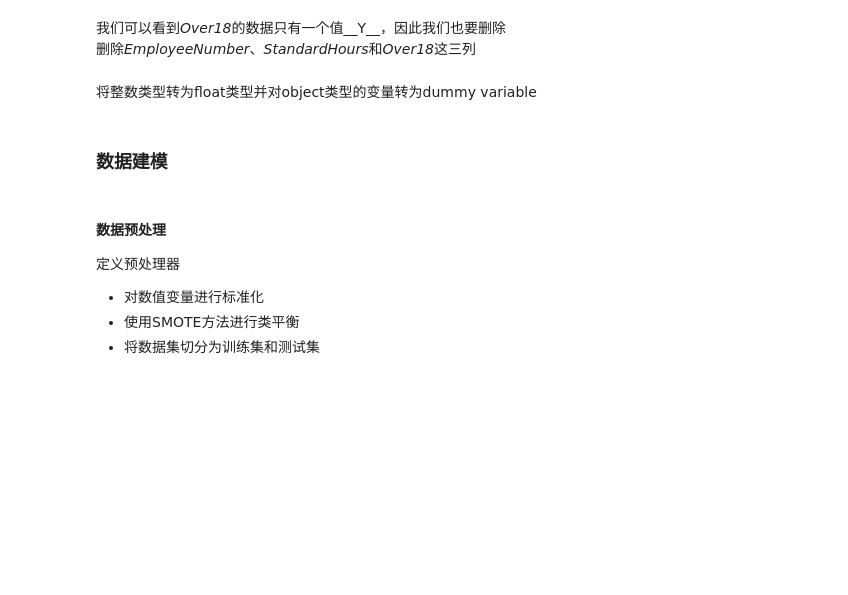
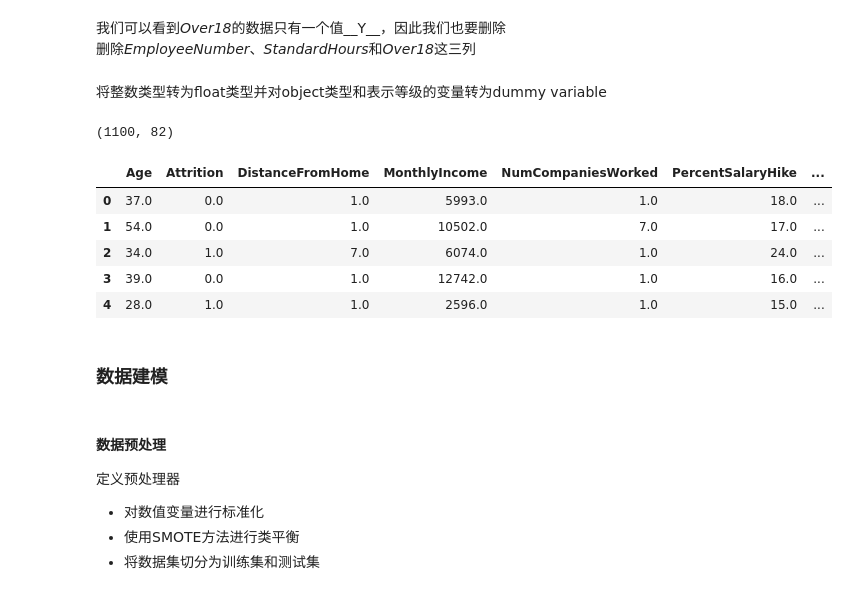
Before and after one commit to snowhyzhang/yukino, a Jupyter notebook: pfm_modeling/pfm_analysis.ipynb, the cells around one changed output. Saved outputs shown, nothing was run; the diff lists cells and outputs as text; code cells hidden in the pictures; blank space fills up the shorter version.

Commit message:
change numeric level variable to one hot encoding

```diff
--- a/pfm_modeling/pfm_analysis.ipynb
+++ b/pfm_modeling/pfm_analysis.ipynb
@@ -64,12 +64,27 @@ pfm[obj_col].describe()
 # %%
 pfm = pfm.drop(['EmployeeNumber', 'StandardHours', 'Over18'], axis=1)
 # %% [markdown]
-将整数类型转为float类型并对object类型的变量转为dummy variable
+将整数类型转为float类型并对object类型和表示等级的变量转为dummy variable
-# %%
-num_col = pfm.select_dtypes(['number']).columns
-pfm[num_col] = pfm[num_col].astype(np.float64)
-
-pfm = pd.get_dummies(pfm)
+# %%
+string_cate_col = ['BusinessTravel', 'Department', 'EducationField', 'Gender', 'JobRole', 'MaritalStatus', 'OverTime']
+numeric_cate_col = ['Education', 'EnvironmentSatisfaction', 'JobInvolvement', 'JobLevel', 'JobSatisfaction',
+                    'PerformanceRating', 'RelationshipSatisfaction', 'StockOptionLevel', 'TrainingTimesLastYear',
+                    'WorkLifeBalance']
+numeric_col = list(set(pfm.columns) - set(string_cate_col) - set(numeric_cate_col))
+
+pfm[numeric_col] = pfm[numeric_col].astype(np.float64)
+
+pfm = pd.get_dummies(pfm, columns=string_cate_col + numeric_cate_col)
+print(pfm.shape)
+pfm.head()
+# %% [output]
+(1100, 82)
+|  | Age | Attrition | DistanceFromHome | MonthlyIncome | NumCompaniesWorked | PercentSalaryHike | ... |
+| 0 | 37.0 | 0.0 | 1.0 | 5993.0 | 1.0 | 18.0 | ... |
+| 1 | 54.0 | 0.0 | 1.0 | 10502.0 | 7.0 | 17.0 | ... |
+| 2 | 34.0 | 1.0 | 7.0 | 6074.0 | 1.0 | 24.0 | ... |
+| 3 | 39.0 | 0.0 | 1.0 | 12742.0 | 1.0 | 16.0 | ... |
+| 4 | 28.0 | 1.0 | 1.0 | 2596.0 | 1.0 | 15.0 | ... |
 # %% [markdown]
 ### 数据建模
 # %% [markdown]
```
Also changed, not shown: parts of 6 cells of this notebook.
